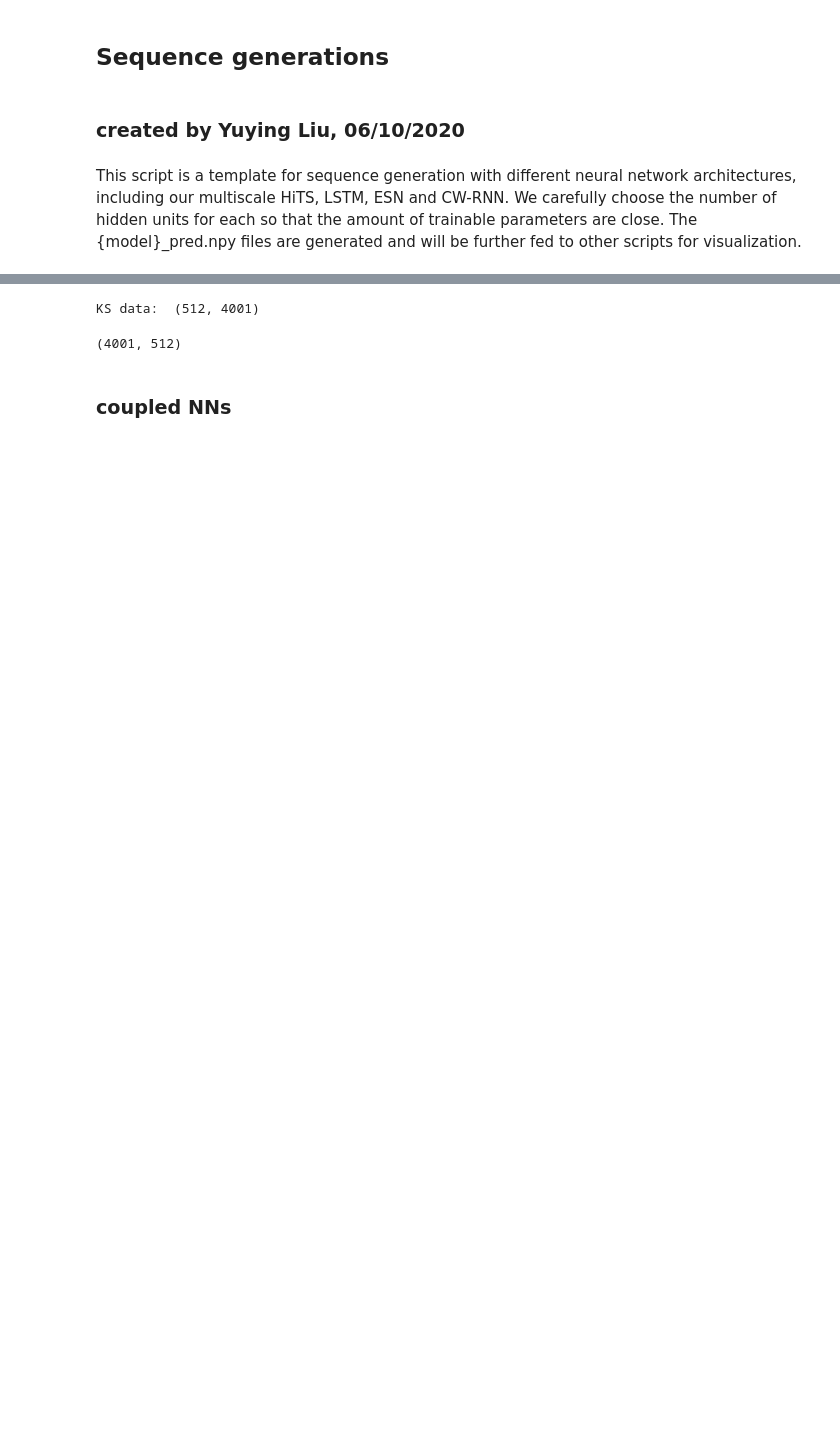
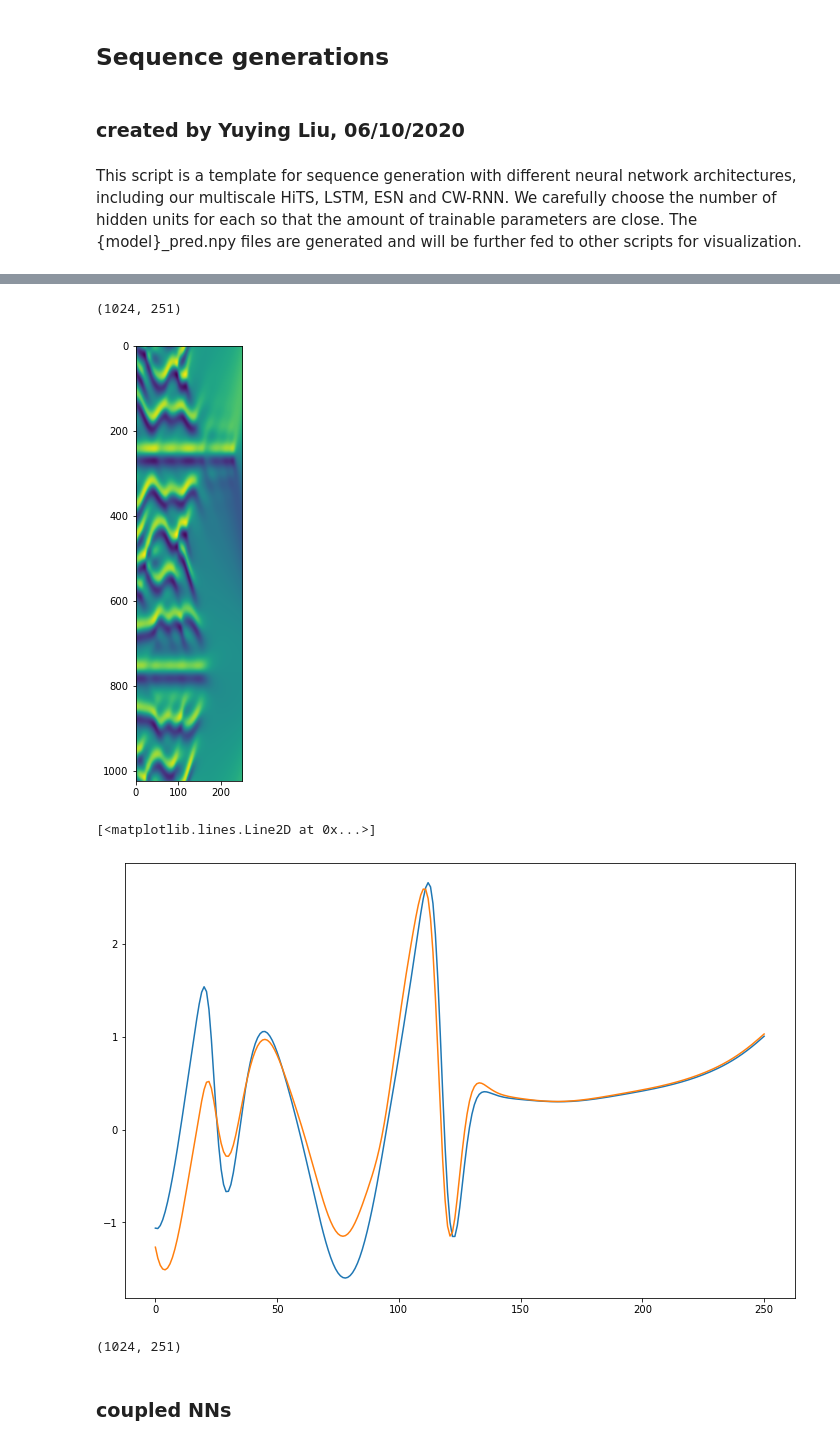
Before and after one commit to KatieJ16/ensemble_HiSTs, a Jupyter notebook: scripts/sequence_generation_exp/seq_generations_KS.ipynb, the cells around one changed output, grey strips where cells are left out. Saved outputs shown, nothing was run; the diff lists cells and outputs as text; code cells hidden in the pictures; blank space fills up the shorter version.

```diff
--- a/scripts/sequence_generation_exp/seq_generations_KS.ipynb
+++ b/scripts/sequence_generation_exp/seq_generations_KS.ipynb
@@ -32,15 +61,25 @@ path_to_result = '../../results/'
+# %%
+plt.imshow(ks_data)
+print(ks_data.shape)
+plt.show()
+
+plt.plot(ks_data[0])
+plt.plot(ks_data[4])
+# %% [output]
+(1024, 251)
+[figure, added]
+[<matplotlib.lines.Line2D at 0x...>]
+[figure, added]
 # %%
-noise_level = 0.8
-ks_data = np.load(os.path.join(path_to_KS, 'data_n{}.npy'.format(noise_level)))
+noise_level = 0.0
+# ks_data = np.load(os.path.join(path_to_KS, 'data.npy'.format(noise_level)))
 
-print('KS data: ', ks_data.shape)
+# print('KS data: ', ks_data.shape)
-# %% [output]
-KS data:  (512, 4001)
 # %%
 # adjustable parameters
 
 normalize = True                   # if to normalize the features
-data = ks_data.T                # choose the sequence you want to generate
+data = ks_data                # choose the sequence you want to generate
 print(data.shape)
 model_prefix = 'KS'             # 'Fluid', 'Flower', 'KS' or 'Bach'
 n_forward = 6                      # number of training steps
@@ -48,14 +87,14 @@ n_forward = 6                      # number of training steps
 #          [22, 164, 22],
 #          [22, 16, 22],
 #          [22, 4, 22]]              # multscale HiTS architecture, details can be found in table 4
-archs = [[512, 2048, 512],
-         [512, 1024 ,512],
-         [512, 512, 512],
-         [512, 256, 512],
-         [512, 128, 512]]
+archs = [[251, 2048, 251],
+         [251, 1024 ,251],
+         [251, 512, 251],
+         [251, 256, 251],
+         [251, 128, 251]]
 step_sizes = [1, 6, 36, 216, 1296]        # step sizes of HiTSs, details can be found in Appendix A.3
 lr = 1e-3                          # learning rate
-max_epoch = 10000                  # maximum number of epochs
+max_epoch = 1000                  # maximum number of epochs
 batch_size = 100                   # training batch size
 
 if normalize:
@@ -63,7 +102,7 @@ if normalize:
     ranges = data.ptp(0)
     data = (data - mean_values)/ranges
 # %% [output]
-(4001, 512)
+(1024, 251)
 # %% [markdown]
 ### coupled NNs
 # %%
```
Also changed, not shown: parts of 6 cells of this notebook, 9 other files.
